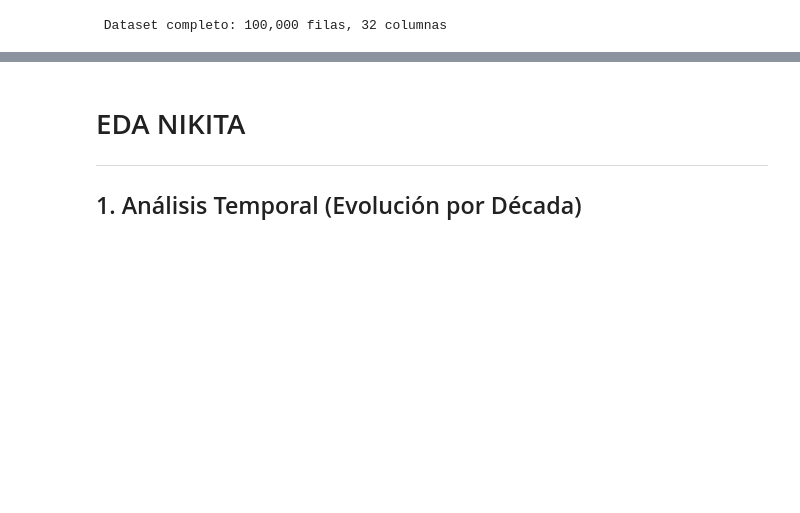
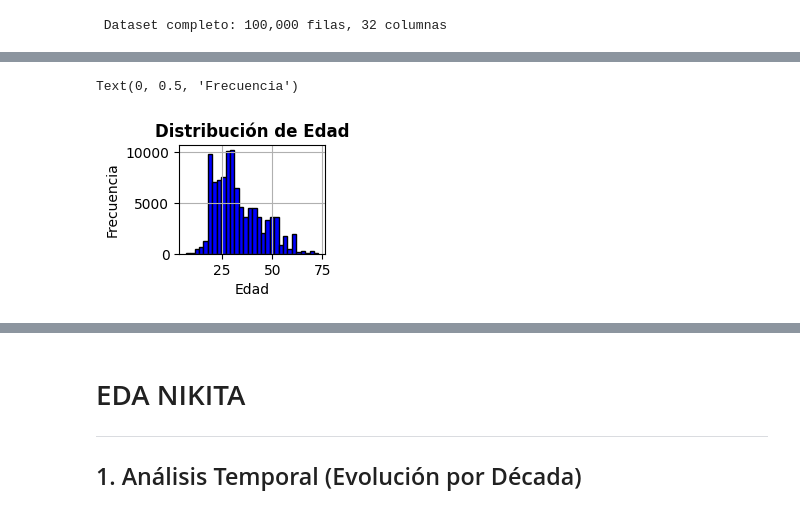
Before and after one commit to NNKTV28/4geeks_final_prod, a Jupyter notebook: src/explore.ipynb, the cells around one changed output, grey strips where cells are left out. Saved outputs shown, nothing was run; the diff lists cells and outputs as text; code cells hidden in the pictures; blank space fills up the shorter version.

```diff
--- a/src/explore.ipynb
+++ b/src/explore.ipynb
@@ -64,0 +163,10 @@ Años: 1922 - 1998
+# %%
+# 2. Distribución de Edad
+ax2 = plt.subplot(3, 3, 2)
+df['age'].hist(bins=30, color='blue', edgecolor='black', ax=ax2)
+ax2.set_title('Distribución de Edad', fontsize=12, fontweight='bold')
+ax2.set_xlabel('Edad')
+ax2.set_ylabel('Frecuencia')
+# %% [output]
+Text(0, 0.5, 'Frecuencia')
+[figure, added]
```
Also changed, not shown: parts of 19 cells of this notebook, 2 other files.
